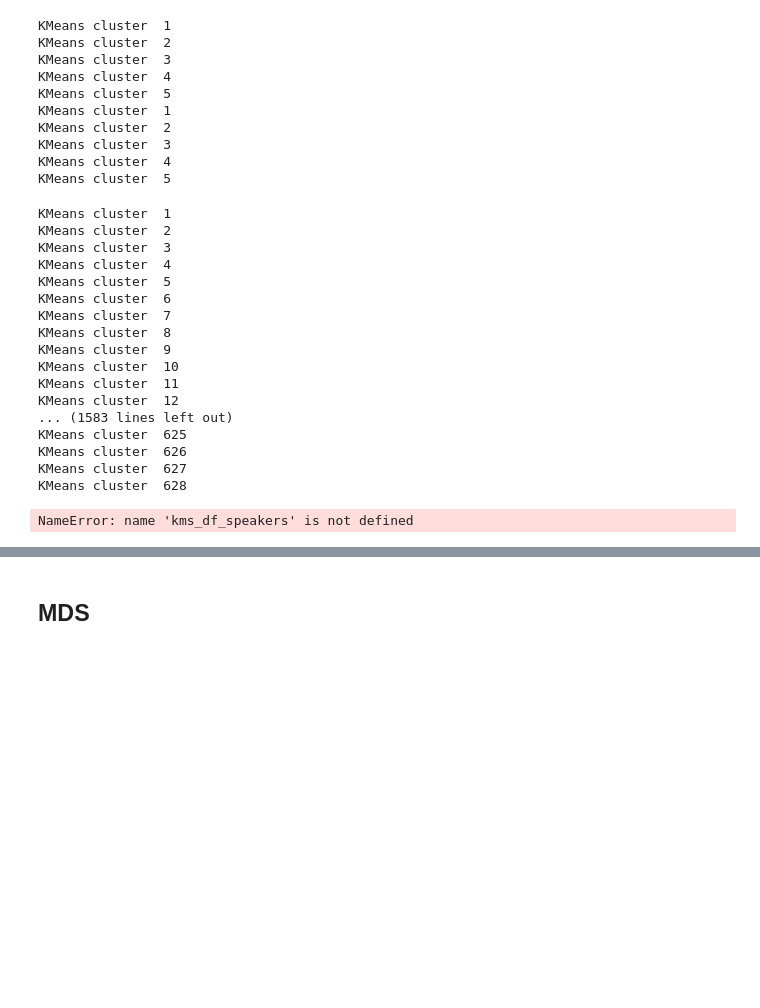
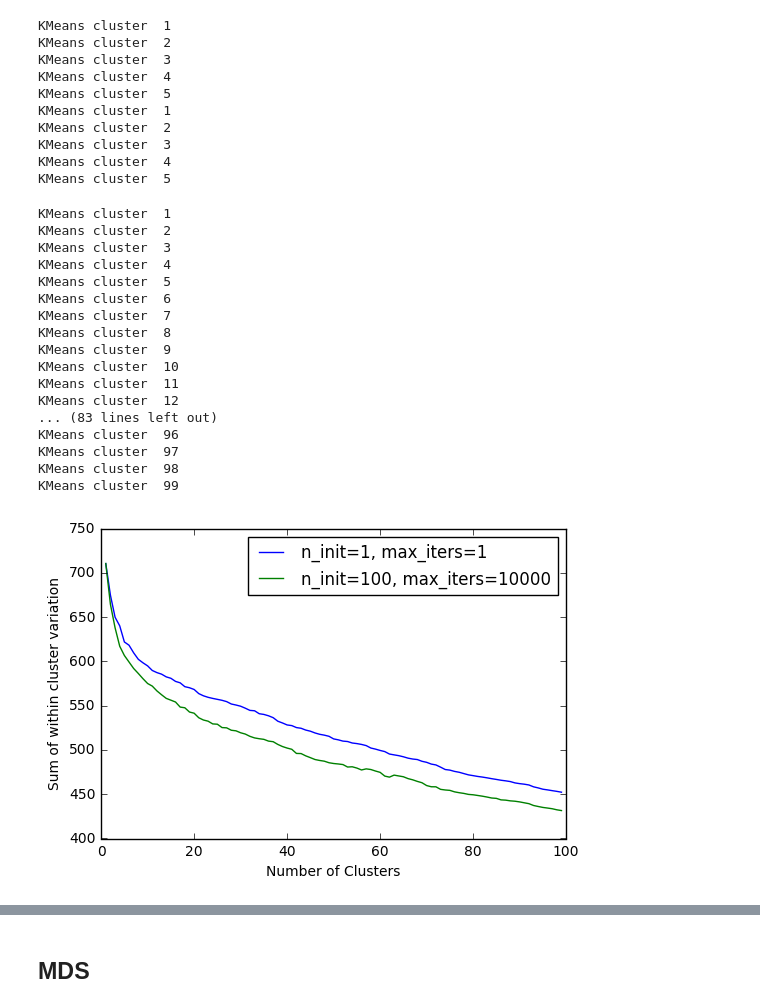
Before and after one commit to rabjohnston/E81HW5, a Jupyter notebook: HW5_rob.ipynb, the cells around one changed output, grey strips where cells are left out. Cells and saved outputs as stored; diff of their text form; code cells hidden in the pictures; blank space fills up the shorter version.

```diff
--- a/HW5_rob.ipynb
+++ b/HW5_rob.ipynb
@@ -271,16 +280,25 @@ KMeans cluster  3
 KMeans cluster  4
 KMeans cluster  5
 # %%
-size_speakers = tfidf_matrix_speakers.shape[0]
+# Run K-Means with k = max (971) - will take a long time
+if False:
+    size_speakers = tfidf_matrix_speakers.shape[0]
 
-# Run a KMeans on the speakers with max_iter=1, n_init=10 - for comparison
-run_single_kmeans(tfidf_matrix_speakers,
-                    max_iter=1, n_init=10,
-                    range_clusters = range(1,size_speakers), title='speakers')
+    # Run a KMeans on the speakers with max_iter=1, n_init=10 - for comparison
+    run_single_kmeans(tfidf_matrix_speakers,
+                        max_iter=1, n_init=10,
+                        range_clusters = range(1,size_speakers), title='speakers')
 
-# Run again using a decent max_iter and n_init
+    # Run again using a decent max_iter and n_init
+    kms_df_speakers = run_single_kmeans(tfidf_matrix_speakers,
+                                        range_clusters = range(1,size_speakers), title='speakers')
+
 kms_df_speakers = run_single_kmeans(tfidf_matrix_speakers,
-                                    range_clusters = range(1,size_speakers), title='speakers')
+                                    max_iter=1, n_init=10,
+                                    range_clusters = range(1,100), title='speakers')
+
+#kms_df_speakers = run_single_kmeans(tfidf_matrix_speakers,
+#                                    range_clusters = range(1,100), title='speakers')
 # %% [output]
 KMeans cluster  1
 KMeans cluster  2
@@ -294,35 +312,34 @@ KMeans cluster  9
 KMeans cluster  10
 KMeans cluster  11
 KMeans cluster  12
-... (1583 lines left out)
-KMeans cluster  625
-KMeans cluster  626
-KMeans cluster  627
-KMeans cluster  628
+... (83 lines left out)
+KMeans cluster  96
+KMeans cluster  97
+KMeans cluster  98
+KMeans cluster  99
-# %%
-print(kms_df_speakers)
-# %% [output]
-NameError: name 'kms_df_speakers' is not defined
 # %%
 
 def plot_two(kms1, label1, kms2, label2):
     fig, ax = plt.subplots()
     plt.xlabel('Number of Clusters')
     plt.ylabel('Sum of within cluster variation')
     plt.plot(kms1.num_clusters, kms1.inertia, label=label1)
     plt.plot(kms2.num_clusters, kms2.inertia, label=label2)
+    plt.legend(loc='upper right')
     plt.savefig('km_variation_both.png', dpi=200)
     plt.show()
 
 
 # For the plays, plot the variation as a fn of the number of clusters
 # Compare the difference when running with
 #  i) n_init=1, max_iters=1
 # ii) n_init=100, max_iters=10000
 
 kms_df1_1 = pd.read_pickle('kms_speakers_1_10.pickle')
 kms_df10000_100 = pd.read_pickle('kms_speakers_300_10.pickle')
 plot_two(kms_df1_1, 'n_init=1, max_iters=1', kms_df10000_100, 'n_init=100, max_iters=10000')
+# %% [output]
+[figure, added]
 # %%
 def make_frame(utterances, clusters):
 
```
Also changed, not shown: parts of 14 cells of this notebook.
